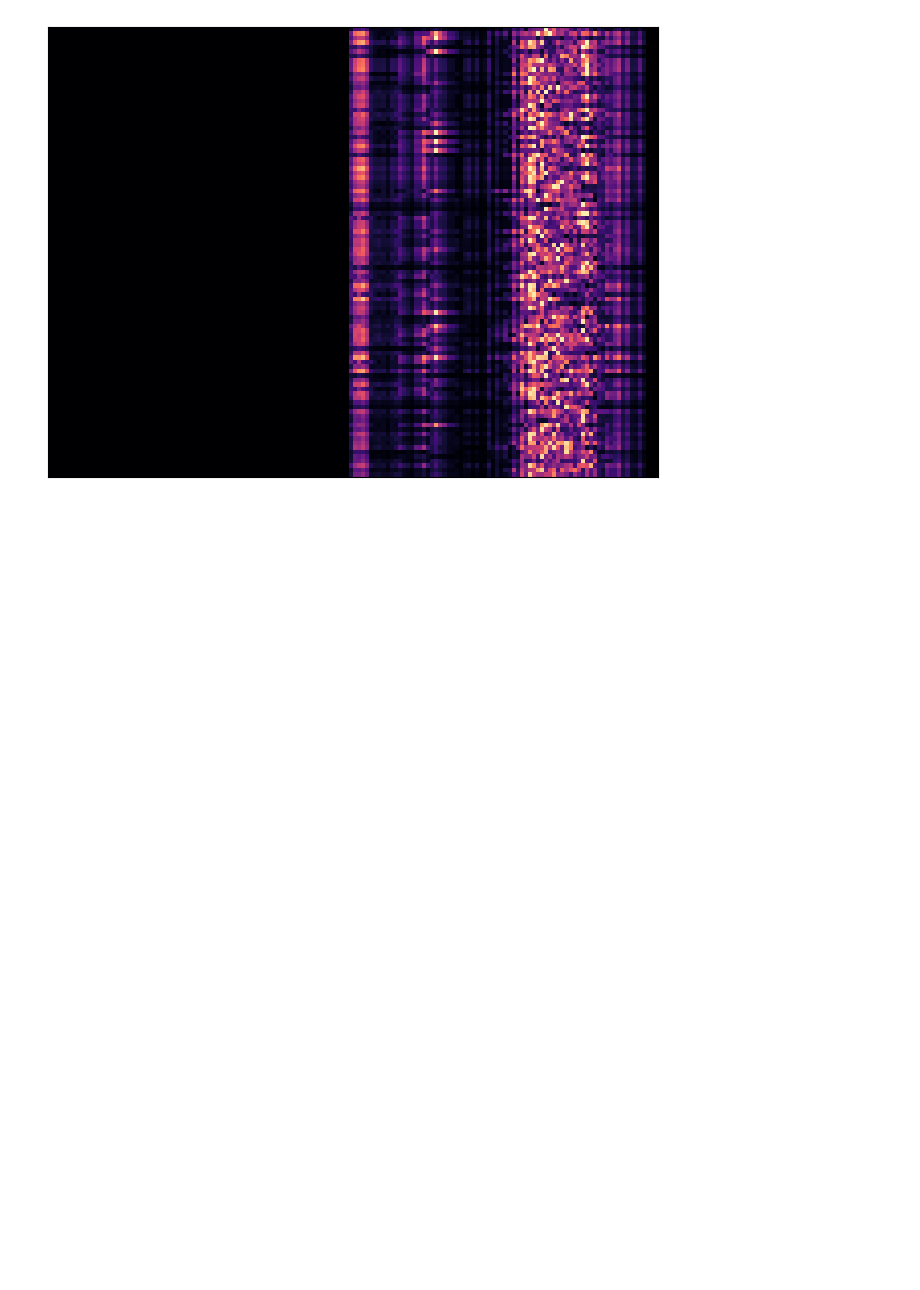
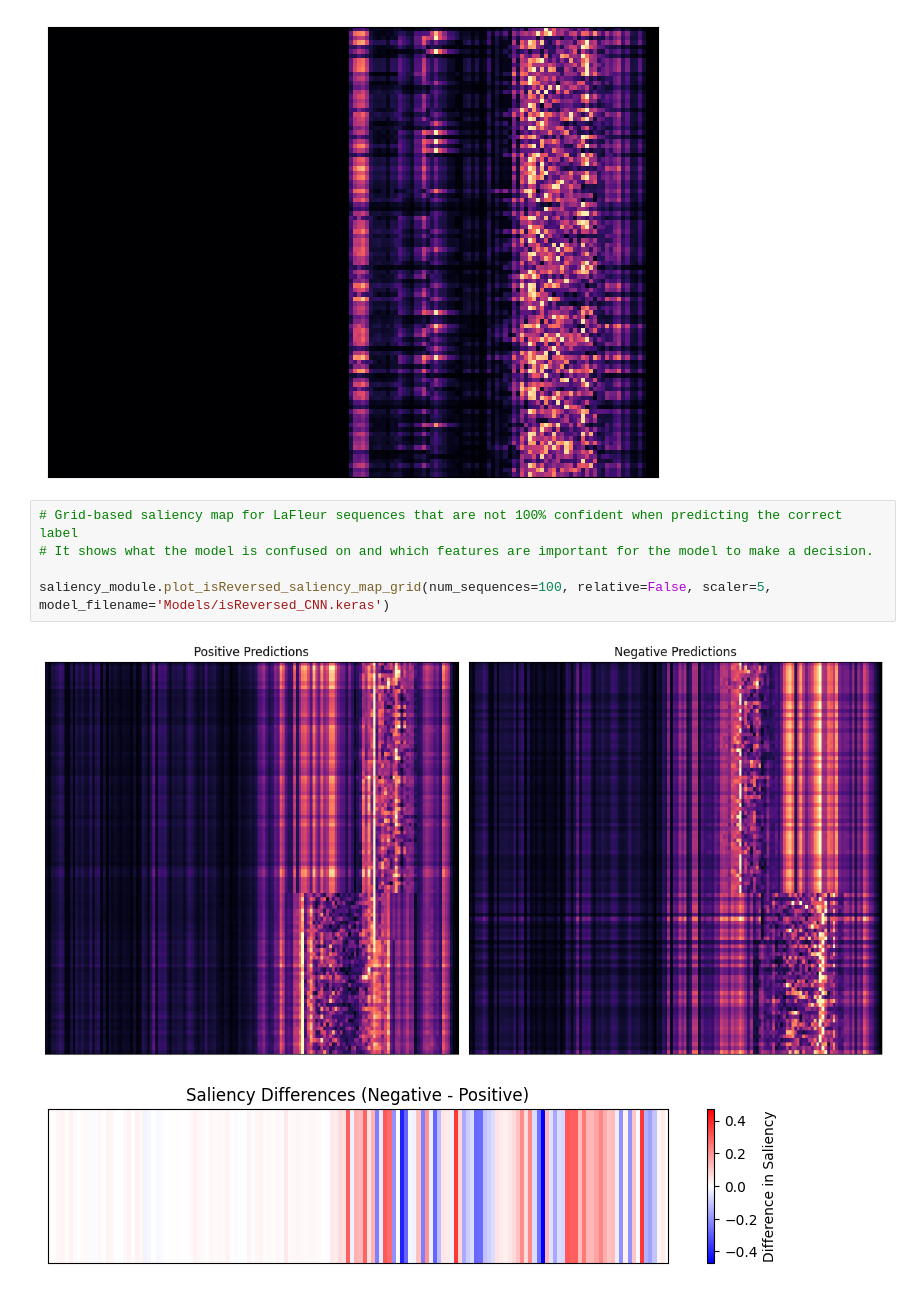
Before and after one commit to Rhys-sg/e.-coli-promoter-prediction, a Jupyter notebook: saliency_reverse.ipynb, the cells around one changed output. Drawn from its saved outputs; the diff is of its cells as text; blank space fills up the shorter version.

```diff
--- a/saliency_reverse.ipynb
+++ b/saliency_reverse.ipynb
@@ -7,3 +6,11 @@ import main_module
 saliency_module.plot_saliency_map_grid(i_start=100, i_end=200, relative=True, scaler=5, model_filename='Models/model.keras')
 # %% [output]
 [figure]
+# %%
+# Grid-based saliency map for LaFleur sequences that are not 100% confident when predicting the correct label
+# It shows what the model is confused on and which features are important for the model to make a decision.
+
+saliency_module.plot_isReversed_saliency_map_grid(num_sequences=100, relative=False, scaler=5, model_filename='Models/isReversed_CNN.keras')
+# %% [output]
+[figure, added]
+[figure, added]
```
Also changed, not shown: parts of 5 cells of this notebook, 3 other files.
